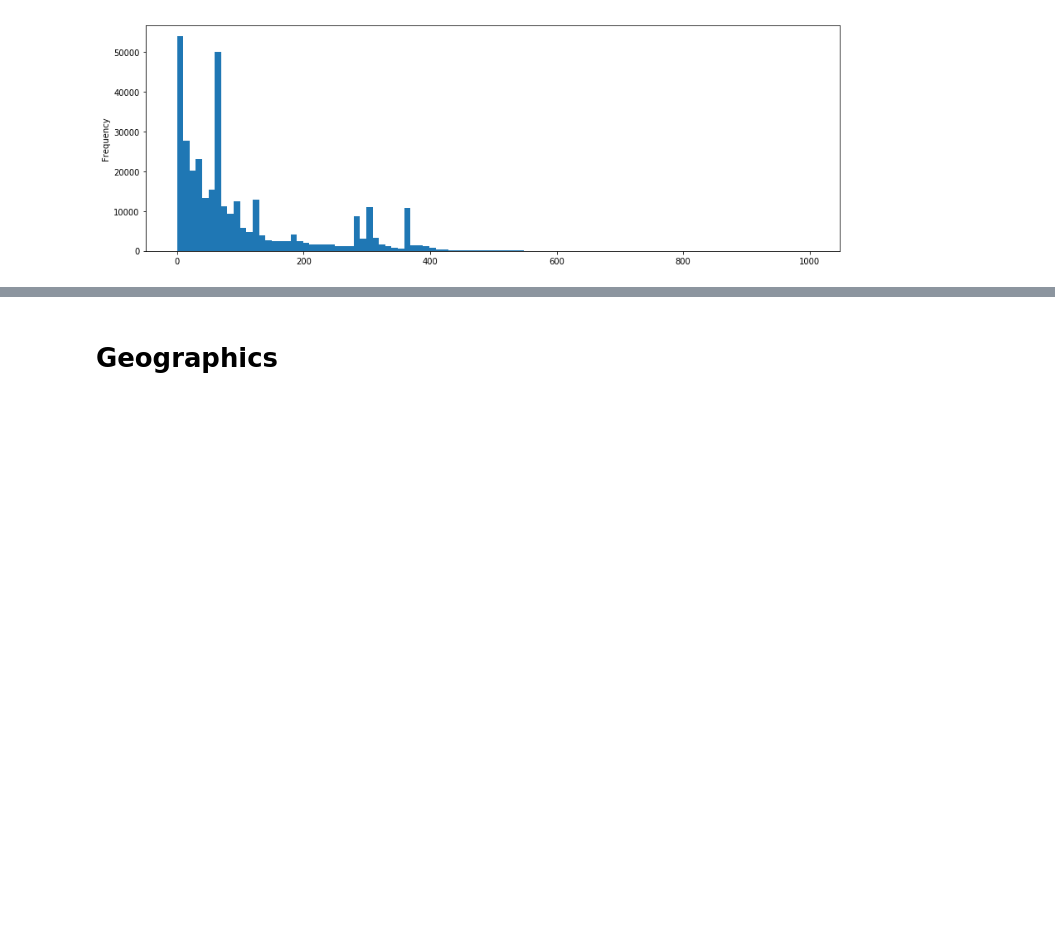
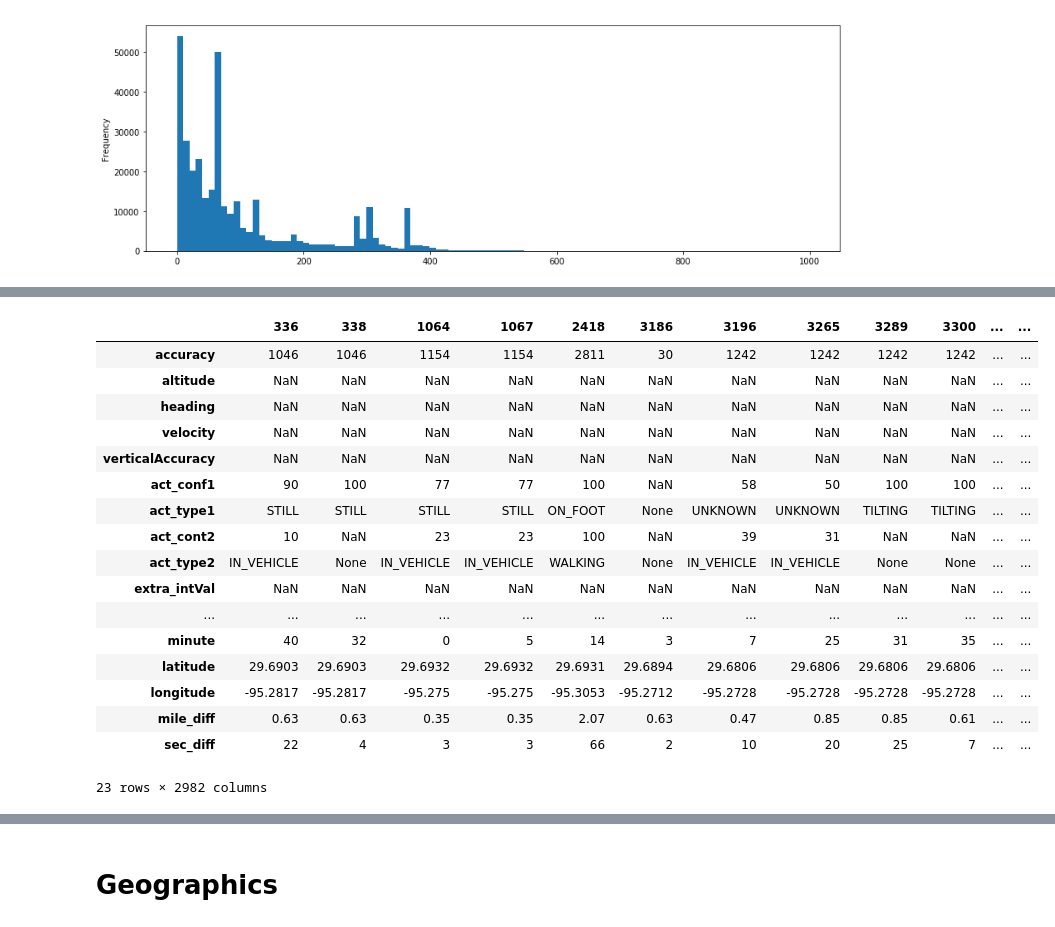
Before and after one commit to anhquan0412/google-location, a Jupyter notebook: eda.ipynb, the cells around one changed output, grey strips where cells are left out. Saved outputs shown, nothing was run; the diff lists cells and outputs as text; code cells hidden in the pictures; blank space fills up the shorter version.

```diff
--- a/eda.ipynb
+++ b/eda.ipynb
@@ -204,0 +252,27 @@ df[df.sec_diff<1000].set_index('date_time').sec_diff.resample('D').mean().plot(f
+# %%
+df = pd.read_feather(PATH/'houston_processed_miles_time_diff.feather')
+# %%
+# max mps
+max_mps=100/3600
+# %%
+df_timediff = df[df.sec_diff!=0]
+df_timediff[df_timediff.mile_diff / df_timediff.sec_diff >= max_mps].T
+# %% [output]
+|  | 336 | 338 | 1064 | 1067 | 2418 | 3186 | 3196 | 3265 | 3289 | 3300 | ... | ... |
+| accuracy | 1046 | 1046 | 1154 | 1154 | 2811 | 30 | 1242 | 1242 | 1242 | 1242 | ... | ... |
+| altitude | NaN | NaN | NaN | NaN | NaN | NaN | NaN | NaN | NaN | NaN | ... | ... |
+| heading | NaN | NaN | NaN | NaN | NaN | NaN | NaN | NaN | NaN | NaN | ... | ... |
+| velocity | NaN | NaN | NaN | NaN | NaN | NaN | NaN | NaN | NaN | NaN | ... | ... |
+| verticalAccuracy | NaN | NaN | NaN | NaN | NaN | NaN | NaN | NaN | NaN | NaN | ... | ... |
+| act_conf1 | 90 | 100 | 77 | 77 | 100 | NaN | 58 | 50 | 100 | 100 | ... | ... |
+| act_type1 | STILL | STILL | STILL | STILL | ON_FOOT | None | UNKNOWN | UNKNOWN | TILTING | TILTING | ... | ... |
+| act_cont2 | 10 | NaN | 23 | 23 | 100 | NaN | 39 | 31 | NaN | NaN | ... | ... |
+| act_type2 | IN_VEHICLE | None | IN_VEHICLE | IN_VEHICLE | WALKING | None | IN_VEHICLE | IN_VEHICLE | None | None | ... | ... |
+| extra_intVal | NaN | NaN | NaN | NaN | NaN | NaN | NaN | NaN | NaN | NaN | ... | ... |
+| ... | ... | ... | ... | ... | ... | ... | ... | ... | ... | ... | ... | ... |
+| minute | 40 | 32 | 0 | 5 | 14 | 3 | 7 | 25 | 31 | 35 | ... | ... |
+| latitude | 29.6903 | 29.6903 | 29.6932 | 29.6932 | 29.6931 | 29.6894 | 29.6806 | 29.6806 | 29.6806 | 29.6806 | ... | ... |
+| longitude | -95.2817 | -95.2817 | -95.275 | -95.275 | -95.3053 | -95.2712 | -95.2728 | -95.2728 | -95.2728 | -95.2728 | ... | ... |
+| mile_diff | 0.63 | 0.63 | 0.35 | 0.35 | 2.07 | 0.63 | 0.47 | 0.85 | 0.85 | 0.61 | ... | ... |
+| sec_diff | 22 | 4 | 3 | 3 | 66 | 2 | 10 | 20 | 25 | 7 | ... | ... |
+23 rows × 2982 columns
```
Also changed, not shown: parts of 13 cells of this notebook.
